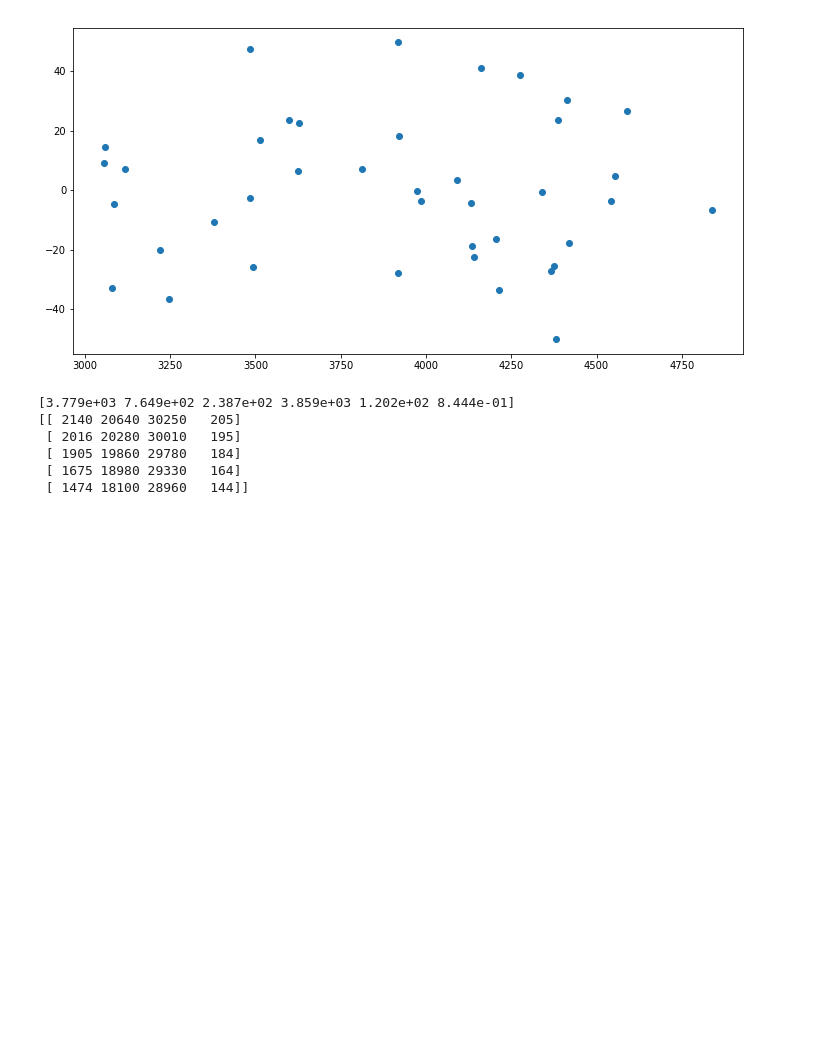
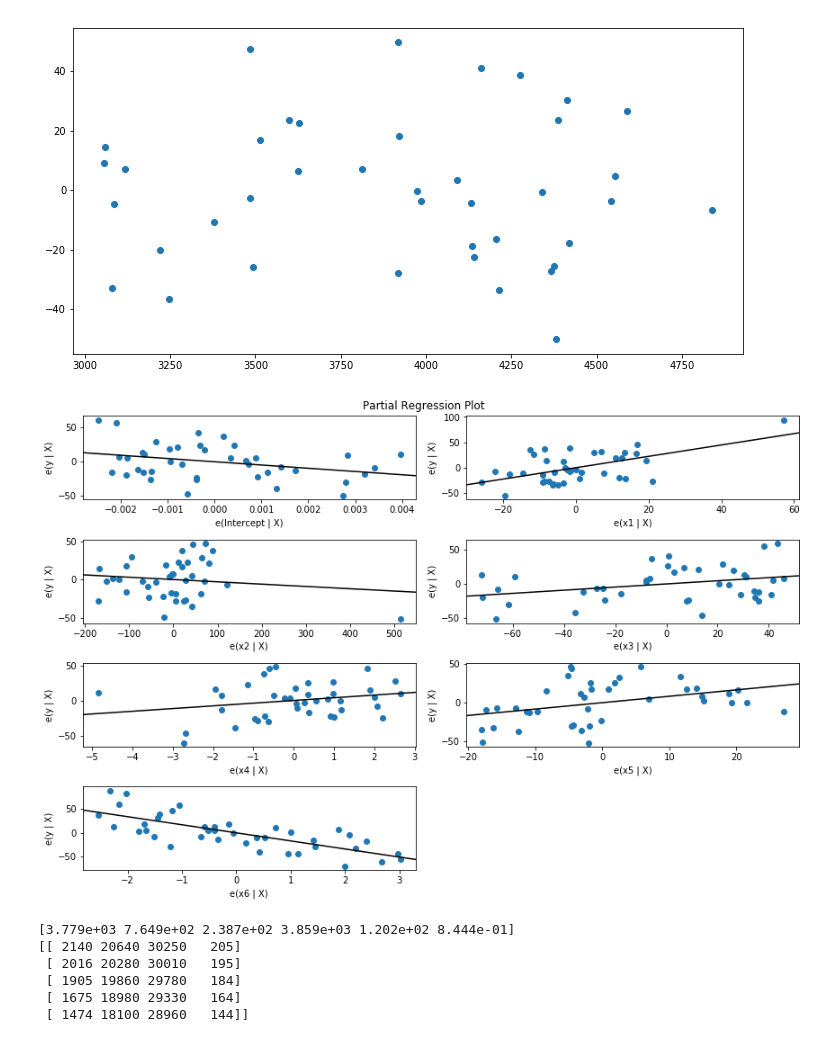
Before and after one commit to MuzzyB/Linear-Regression, a Jupyter notebook: Linear Regression Analysis Template.ipynb, the cells around one changed output. Drawn from its saved outputs; the diff is of its cells as text; code cells hidden in the pictures; blank space fills up the shorter version.

```diff
--- a/Linear Regression Analysis Template.ipynb
+++ b/Linear Regression Analysis Template.ipynb
@@ -213,6 +213,14 @@ fig, ax = plt.subplots(figsize=(12,6))
 _ = ax.scatter(pred_val, residual)
 # %% [output]
 [figure]
+# %%
+#PARTIAL REGRESSION PLOTS
+# Regress y on other regressors without candidate regressor
+# Regress candidate regressor on other remaining regressors
+fig = plt.figure(figsize = (12,8))
+fig = sm.graphics.plot_partregress_grid(jet_model, fig = fig)
+# %% [output]
+[figure, added]
 # %%
 ##### Model and Variable Selection
 
```
Also changed, not shown: parts of 3 cells of this notebook.
